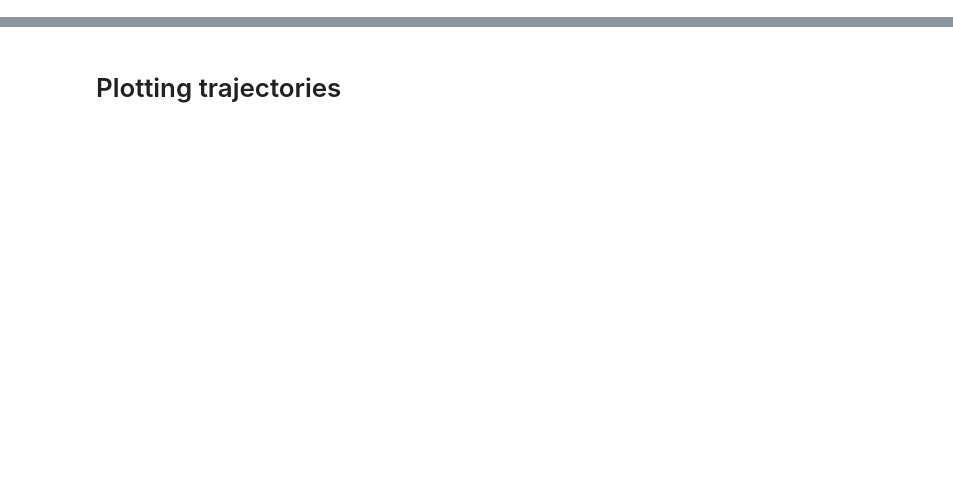
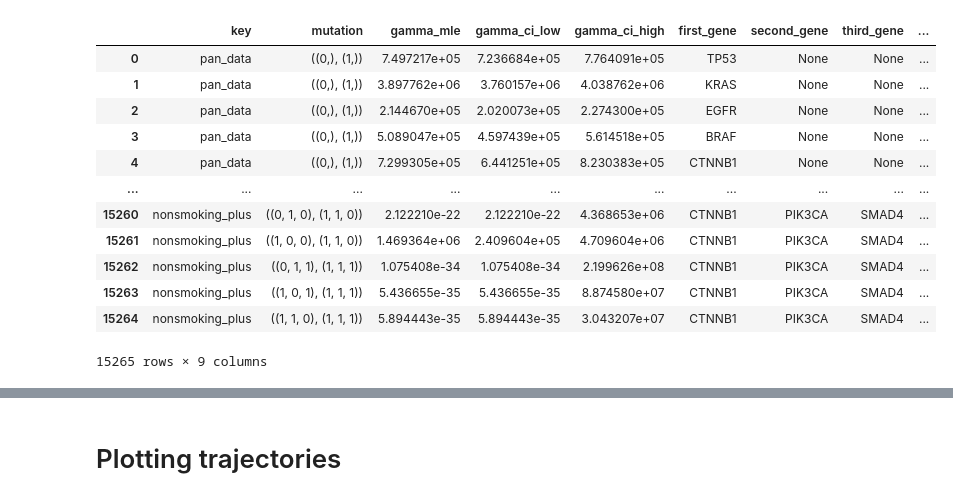
Before and after one commit to Townsend-Lab-Yale/lung-smoking, a Jupyter notebook: code/result_analysis/python_functions.ipynb, the cells around one changed output, grey strips where cells are left out. Saved outputs shown, nothing was run; the diff lists cells and outputs as text; code cells hidden in the pictures; blank space fills up the shorter version.

```diff
--- a/code/result_analysis/python_functions.ipynb
+++ b/code/result_analysis/python_functions.ipynb
@@ -156,0 +3,21 @@ mutation_rates_df
+# %%
+import sys
+sys.path.insert(0, '../')
+
+import pandas as pd
+from theory import build_S_with_tuples
+from load_results import load_results
+
+extension = 'genes_v2.2.0'
+mu_method = "variant"
+
+fluxes_mles = load_results('fluxes', 'mles',extension)
+fluxes_cis = load_results('fluxes','cis',extension)
+
+selection_mles = load_results('selections', 'mles',extension)
+selection_cis = load_results('selections', 'cis',extension)
+
+cesR_mu_dict = load_results('mutations', 'cesR')
+variant_mu_dict = load_results('mutations', 'variant')
+
+all_samples = load_results('samples', extension=extension)
@@ -156,0 +80,34 @@ mutation_rates_df
+# %%
+gamma_df = pd.json_normalize(selection_mles,sep='|').T.reset_index()
+gamma_df.columns = ['index','gamma_mle']
+
+tmp = pd.json_normalize(selection_cis,sep='|').T.reset_index()
+tmp.columns = ['index','gamma_cis']
+tmp['gamma_ci_low'] = tmp['gamma_cis'].apply(lambda x: x[0])
+tmp['gamma_ci_high'] = tmp['gamma_cis'].apply(lambda x: x[1])
+tmp = tmp.drop('gamma_cis',axis=1)
+
+gamma_df = pd.merge(gamma_df,tmp,on='index')
+
+gamma_df[['key','gene_set','mutation']] = gamma_df['index'].str.split('|', expand=True)
+gamma_df = gamma_df[['key','gene_set','mutation','gamma_mle','gamma_ci_low','gamma_ci_high']]
+
+gamma_df[['first_gene','second_gene','third_gene']] = gamma_df['gene_set'].str.strip(',()').str.replace("'","").str.split(', ',expand=True)
+gamma_df = gamma_df.drop('gene_set', axis=1)
+gamma_df['method'] = mu_method
+
+gamma_df
+# %% [output]
+|  | key | mutation | gamma_mle | gamma_ci_low | gamma_ci_high | first_gene | second_gene | third_gene | ... |
+| 0 | pan_data | ((0,), (1,)) | 7.497217e+05 | 7.236684e+05 | 7.764091e+05 | TP53 | None | None | ... |
+| 1 | pan_data | ((0,), (1,)) | 3.897762e+06 | 3.760157e+06 | 4.038762e+06 | KRAS | None | None | ... |
+| 2 | pan_data | ((0,), (1,)) | 2.144670e+05 | 2.020073e+05 | 2.274300e+05 | EGFR | None | None | ... |
+| 3 | pan_data | ((0,), (1,)) | 5.089047e+05 | 4.597439e+05 | 5.614518e+05 | BRAF | None | None | ... |
+| 4 | pan_data | ((0,), (1,)) | 7.299305e+05 | 6.441251e+05 | 8.230383e+05 | CTNNB1 | None | None | ... |
+| ... | ... | ... | ... | ... | ... | ... | ... | ... | ... |
+| 15260 | nonsmoking_plus | ((0, 1, 0), (1, 1, 0)) | 2.122210e-22 | 2.122210e-22 | 4.368653e+06 | CTNNB1 | PIK3CA | SMAD4 | ... |
+| 15261 | nonsmoking_plus | ((1, 0, 0), (1, 1, 0)) | 1.469364e+06 | 2.409604e+05 | 4.709604e+06 | CTNNB1 | PIK3CA | SMAD4 | ... |
+| 15262 | nonsmoking_plus | ((0, 1, 1), (1, 1, 1)) | 1.075408e-34 | 1.075408e-34 | 2.199626e+08 | CTNNB1 | PIK3CA | SMAD4 | ... |
+| 15263 | nonsmoking_plus | ((1, 0, 1), (1, 1, 1)) | 5.436655e-35 | 5.436655e-35 | 8.874580e+07 | CTNNB1 | PIK3CA | SMAD4 | ... |
+| 15264 | nonsmoking_plus | ((1, 1, 0), (1, 1, 1)) | 5.894443e-35 | 5.894443e-35 | 3.043207e+07 | CTNNB1 | PIK3CA | SMAD4 | ... |
+15265 rows × 9 columns
```
Also changed, not shown: parts of 20 cells of this notebook, 1 other file.
